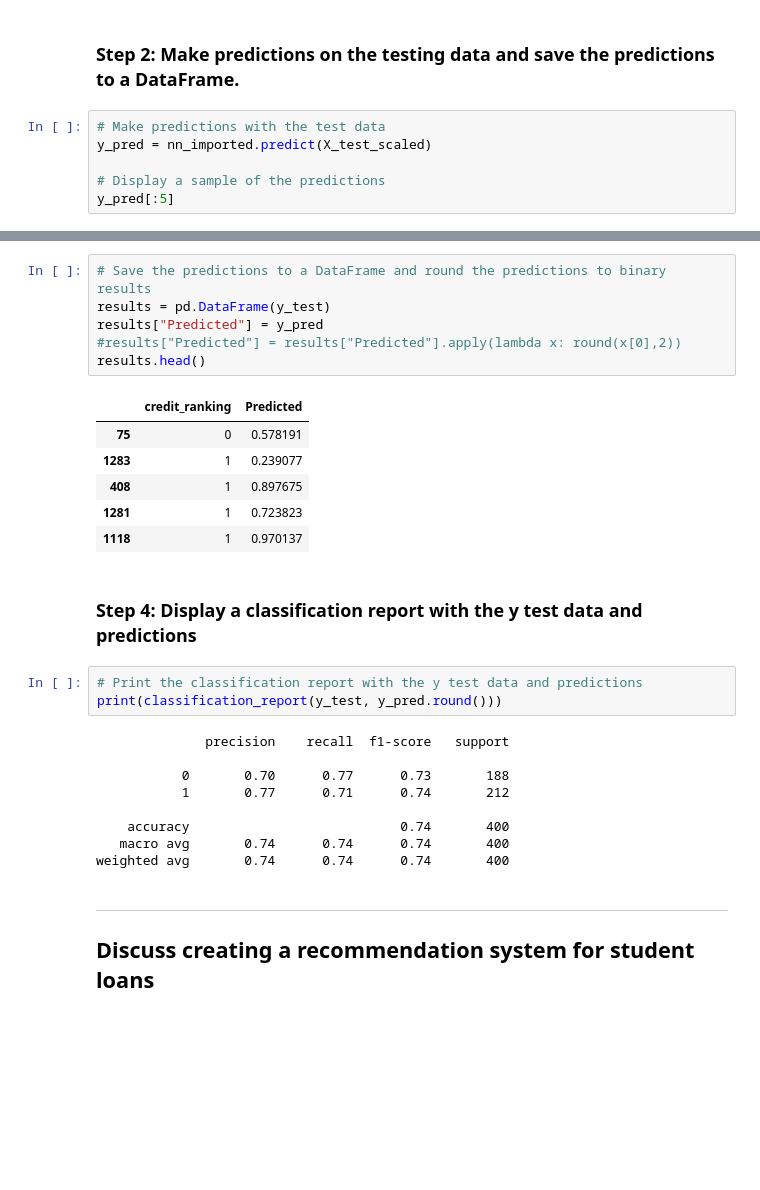
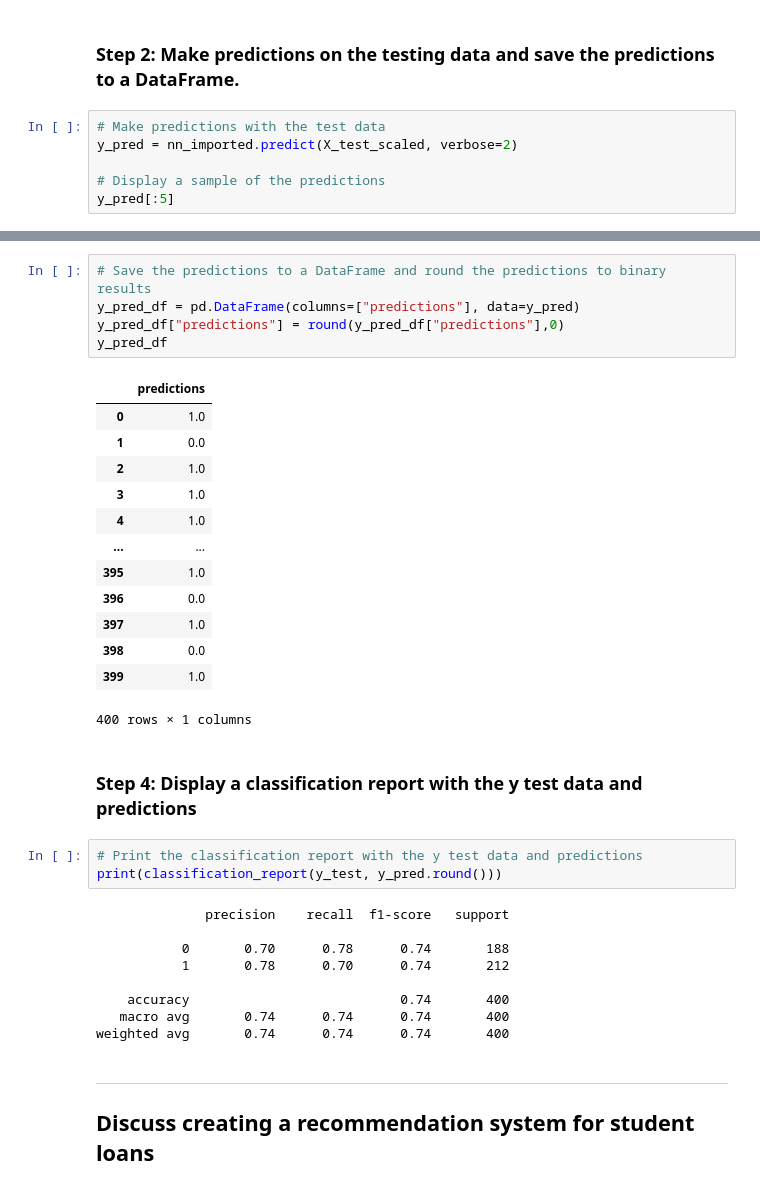
Before and after one commit to abhagwat6/neural-network-challenge-1, a Jupyter notebook: student_loans_with_deep_learning.ipynb, the cells around one changed output, grey strips where cells are left out. Cells and saved outputs as stored; diff of their text form; blank space fills up the shorter version.

```diff
--- a/student_loans_with_deep_learning.ipynb
+++ b/student_loans_with_deep_learning.ipynb
@@ -225,7 +229,7 @@ WARNING:absl:Compiled the loaded model, but the compiled metrics have yet to be
 ### Step 2: Make predictions on the testing data and save the predictions to a DataFrame.
 # %%
 # Make predictions with the test data
-y_pred = nn_imported.predict(X_test_scaled)
+y_pred = nn_imported.predict(X_test_scaled, verbose=2)
 
 # Display a sample of the predictions
 y_pred[:5]
@@ -239,16 +243,22 @@ array([[0.57819074],
 # %%
 # Save the predictions to a DataFrame and round the predictions to binary results
-results = pd.DataFrame(y_test)
-results["Predicted"] = y_pred
-#results["Predicted"] = results["Predicted"].apply(lambda x: round(x[0],2))
-results.head()
+y_pred_df = pd.DataFrame(columns=["predictions"], data=y_pred)
+y_pred_df["predictions"] = round(y_pred_df["predictions"],0)
+y_pred_df
 # %% [output]
-|  | credit_ranking | Predicted |
-| 75 | 0 | 0.578191 |
-| 1283 | 1 | 0.239077 |
-| 408 | 1 | 0.897675 |
-| 1281 | 1 | 0.723823 |
-| 1118 | 1 | 0.970137 |
+|  | predictions |
+| 0 | 1.0 |
+| 1 | 0.0 |
+| 2 | 1.0 |
+| 3 | 1.0 |
+| 4 | 1.0 |
+| ... | ... |
+| 395 | 1.0 |
+| 396 | 0.0 |
+| 397 | 1.0 |
+| 398 | 0.0 |
+| 399 | 1.0 |
+400 rows × 1 columns
 # %% [markdown]
 ### Step 4: Display a classification report with the y test data and predictions
 # %%
@@ -257,8 +267,8 @@ print(classification_report(y_test, y_pred.round()))
 # %% [output]
               precision    recall  f1-score   support
 
-           0       0.70      0.77      0.73       188
-           1       0.77      0.71      0.74       212
+           0       0.70      0.78      0.74       188
+           1       0.78      0.70      0.74       212
 
     accuracy                           0.74       400
    macro avg       0.74      0.74      0.74       400
```
Also changed, not shown: parts of 5 cells of this notebook, 1 other file.
